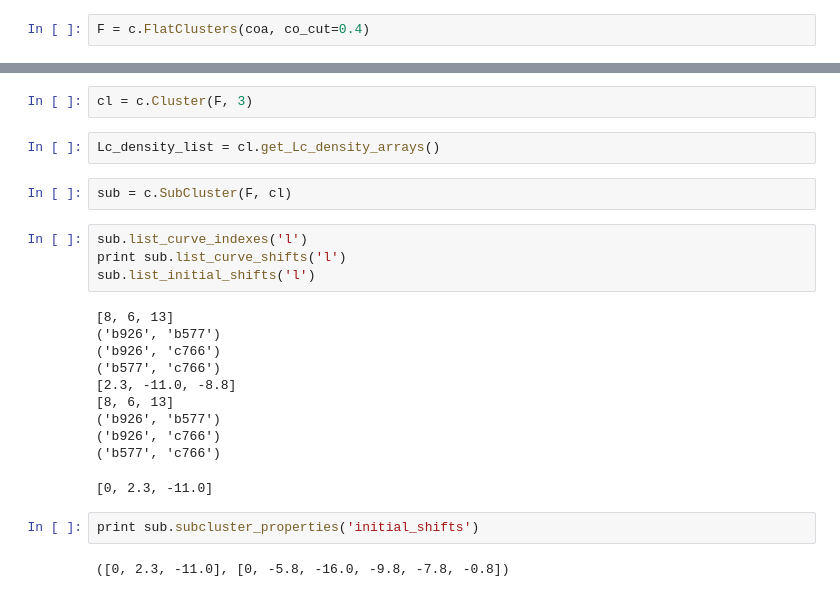
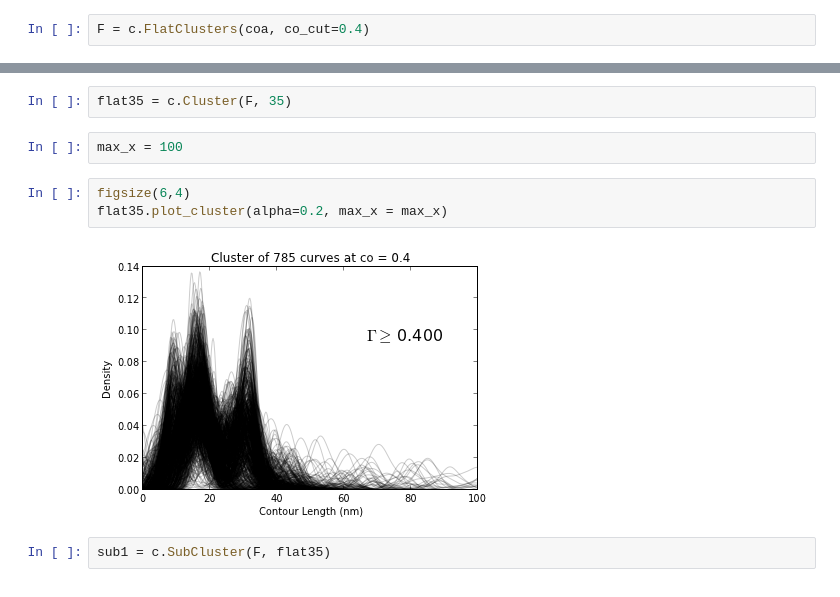
Before and after one commit to hilaryjoyce/smfs-data-analysis, a Jupyter notebook: cluster testing.ipynb, the cells around one changed output, grey strips where cells are left out. Saved outputs shown, nothing was run; the diff lists cells and outputs as text.

```diff
--- a/cluster testing.ipynb
+++ b/cluster testing.ipynb
@@ -37,25 +45,11 @@ Cluster Size
 # %%
-cl = c.Cluster(F, 3)
+flat35 = c.Cluster(F, 35)
-# %%
-Lc_density_list = cl.get_Lc_density_arrays()
+# %%
+max_x = 100
+# %%
+figsize(6,4)
+flat35.plot_cluster(alpha=0.2, max_x = max_x)
+# %% [output]
+[figure, added]
 # %%
-sub = c.SubCluster(F, cl)
+sub1 = c.SubCluster(F, flat35)
-# %%
-sub.list_curve_indexes('l')
-print sub.list_curve_shifts('l')
-sub.list_initial_shifts('l')
-# %% [output]
-[8, 6, 13]
-('b926', 'b577')
-('b926', 'c766')
-('b577', 'c766')
-[2.3, -11.0, -8.8]
-[8, 6, 13]
-('b926', 'b577')
-('b926', 'c766')
-('b577', 'c766')
-[0, 2.3, -11.0]
-# %%
-print sub.subcluster_properties('initial_shifts')
-# %% [output]
-([0, 2.3, -11.0], [0, -5.8, -16.0, -9.8, -7.8, -0.8])
```
Also changed, not shown: parts of 17 cells of this notebook, 1 other file.
